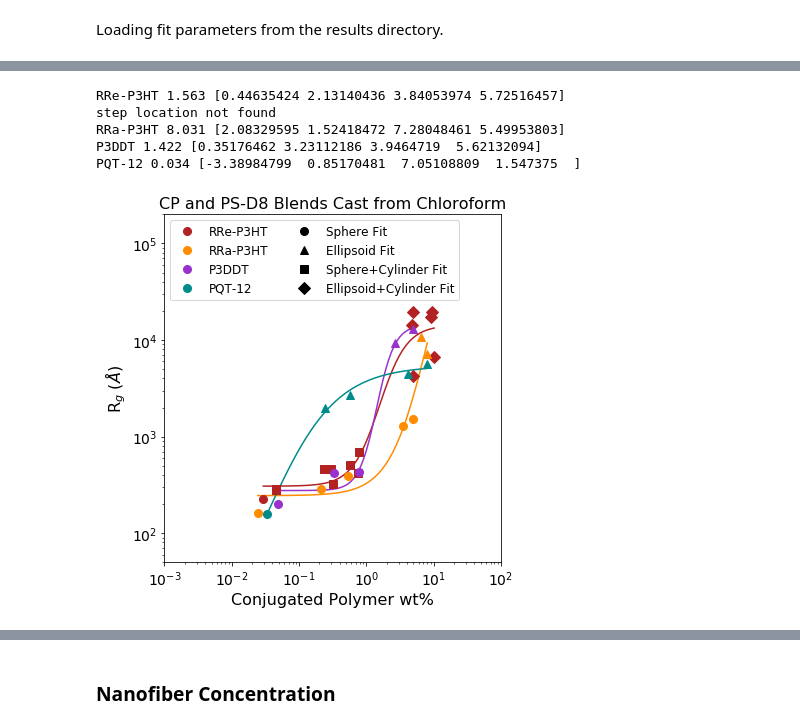
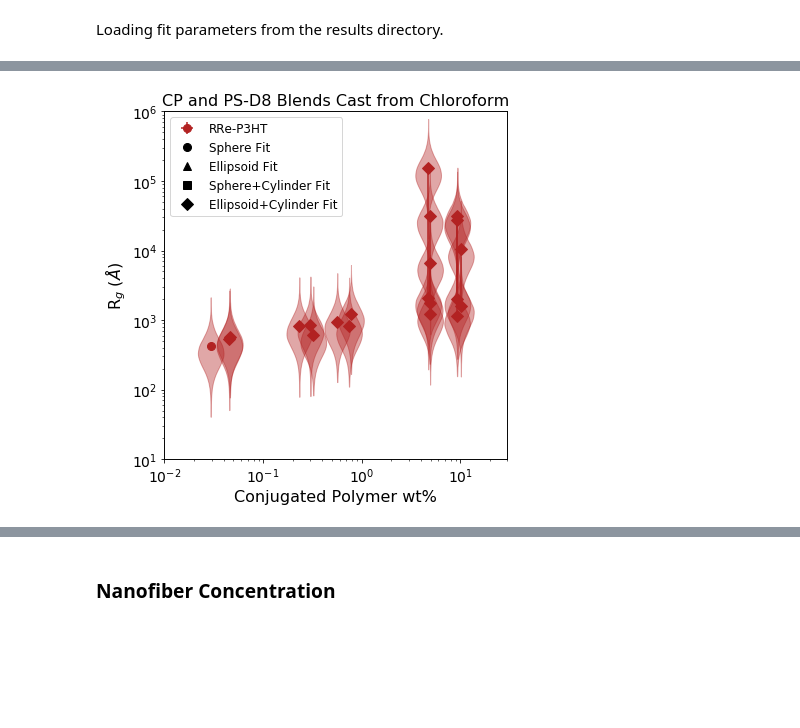
Before and after one commit to pozzo-research-group/c-wolf-blends-morphology, a Jupyter notebook: sans/Sample_Fitting/Plotting_Results_from_All_Fits.ipynb, the cells around one changed output, grey strips where cells are left out. Saved outputs shown, nothing was run; the diff lists cells and outputs as text; code cells hidden in the pictures; blank space fills up the shorter version.

Commit message:
added plotting of polydispersity for sphere/ellipsoid radii and cylinders

```diff
--- a/sans/Sample_Fitting/Plotting_Results_from_All_Fits.ipynb
+++ b/sans/Sample_Fitting/Plotting_Results_from_All_Fits.ipynb
@@ -682,39 +1471,48 @@ def plot_rg_reps(sphere_keys, ellipsoid_keys, sphcyl_keys, ellcyl_keys, sphere_l
 # %%
-plt.figure(figsize=(6,6))
+fig = plt.figure(figsize=(6,6))
+ax1 = fig.add_subplot(111)
+ax2 = ax1.twiny()
 
-plot_rg(rre_cf_spheres, rre_cf_ellipsoids, rre_cf_sphcyl, rre_cf_ellcyl, 'RRe-P3HT', 'firebrick')
-plot_rg(rra_cf_spheres, rra_cf_ellipsoids, rra_cf_sphcyl, rra_cf_ellcyl, 'RRa-P3HT', 'darkorange')
-plot_rg(p3ddt_cf_spheres, p3ddt_cf_ellipsoids, p3ddt_cf_sphcyl, p3ddt_cf_ellcyl, 'P3DDT', 'darkorchid')
-plot_rg(pqt_cf_spheres, pqt_cf_ellipsoids, pqt_cf_sphcyl, pqt_cf_ellcyl, 'PQT-12', 'darkcyan')
+plot_rad_reps(rre_cf_spheres, rre_cf_ellipsoids, rre_cf_sphcyl, rre_cf_ellcyl, 'RRe-P3HT', 'firebrick', ax1, ax2)
+#plot_rad_reps(rra_cf_spheres, rra_cf_ellipsoids, rra_cf_sphcyl, rra_cf_ellcyl, 'RRa-P3HT', 'darkorange', ax1, ax2)
+#plot_rad_reps(p3ddt_cf_spheres, p3ddt_cf_ellipsoids, p3ddt_cf_sphcyl, p3ddt_cf_ellcyl, 'P3DDT', 'darkorchid', ax1, ax2)
+#plot_rad_reps(pqt_cf_spheres, pqt_cf_ellipsoids, pqt_cf_sphcyl, pqt_cf_ellcyl, 'PQT-12', 'darkcyan', ax1, ax2)
 
-plt.xscale('log')
-plt.xlim(0.001,100)
-plt.xlabel('Conjugated Polymer wt%', fontsize=16)
-plt.xticks(fontsize=14)
+# plt.xscale('log')
+# plt.xlim(0.001,100)
+# plt.xlabel('Conjugated Polymer wt%', fontsize=16)
+#plt.xticks(fontsize=14)
 
-plt.ylabel(r'R$_g$ ($\AA$)', fontsize=16)
-plt.yticks(fontsize=14)
-plt.ylim(5e1,2e5)
-plt.yscale('log')
+ax1.set_xscale('log')
+ax1.set_xlim(0.01,30)
+ax1.set_xlabel('Conjugated Polymer wt%', fontsize=16)
 
-plt.errorbar([0],[0],fmt='o',label='Sphere Fit', color='black',ms=8)
-plt.errorbar([0],[0],fmt='^',label='Ellipsoid Fit', color='black',ms=8)
-plt.errorbar([0],[0],fmt='s',label='Sphere+Cylinder Fit', color='black',ms=8)
-plt.errorbar([0],[0],fmt='D',label='Ellipsoid+Cylinder Fit', color='black',ms=8)
+ax2.set_xlim(np.log(0.01),np.log(30))
+ax2.set_xticks([])
+
+ax1.set_yscale('log')
+ax1.set_ylim(1e1,1e6)
+ax1.set_ylabel(r'R$_g$ ($\AA$)', fontsize=16)
+
+ax1.tick_params(axis='both', labelsize=14)
+
+
+ax1.errorbar([0],[0],fmt='o',label='Sphere Fit', color='black',ms=8)
+ax1.errorbar([0],[0],fmt='^',label='Ellipsoid Fit', color='black',ms=8)
+ax1.errorbar([0],[0],fmt='s',label='Sphere+Cylinder Fit', color='black',ms=8)
+ax1.errorbar([0],[0],fmt='D',label='Ellipsoid+Cylinder Fit', color='black',ms=8)
 #plt.errorbar([0],[0],fmt='-',label='Logistic Function Trendline', color='black',ms=8)
 
+ax1.set_zorder(100)
+ax2.set_zorder(1)
+ax1.set_facecolor("none")
 
 plt.title('CP and PS-D8 Blends Cast from Chloroform',fontsize=16)
 
-plt.legend(fontsize=12,loc='upper left',ncol=2)# ncol=3)
+ax1.legend(fontsize=12,loc='upper left',ncol=1)# ncol=3)
 
 plt.tight_layout()
-plt.savefig('../../data/sans/Sample_Fitting/fitting_figures/radius_plots/RRaP3HT_P3DDT_PQT12_CF_radius.png', dpi=300)
+plt.savefig('../../data/sans/Sample_Fitting/fitting_figures/radius_plots/RReP3HT_CF_radius.png', dpi=300)
 # %% [output]
-RRe-P3HT 1.563 [0.44635424 2.13140436 3.84053974 5.72516457]
-step location not found
-RRa-P3HT 8.031 [2.08329595 1.52418472 7.28048461 5.49953803]
-P3DDT 1.422 [0.35176462 3.23112186 3.9464719  5.62132094]
-PQT-12 0.034 [-3.38984799  0.85170481  7.05108809  1.547375  ]
-[figure, old version]
+[figure, new version]
 # %%
```
Also changed, not shown: parts of 40 cells of this notebook.
